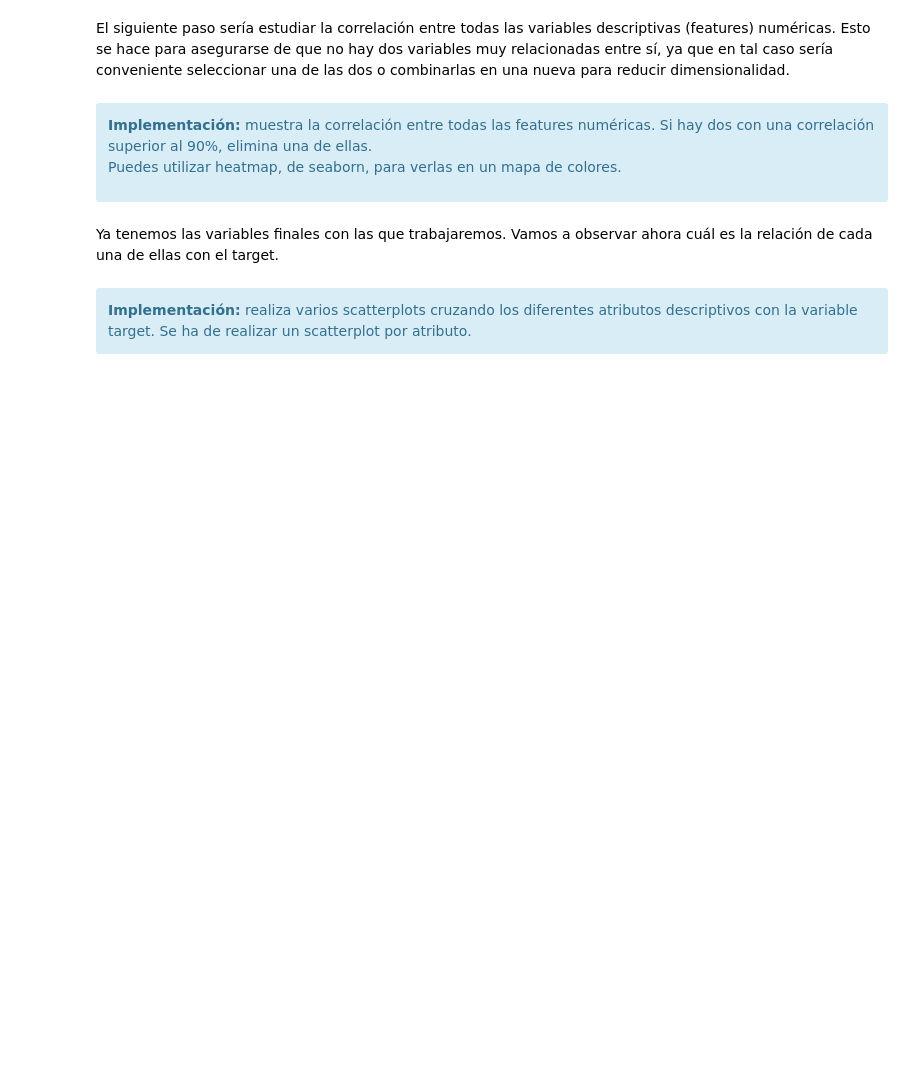
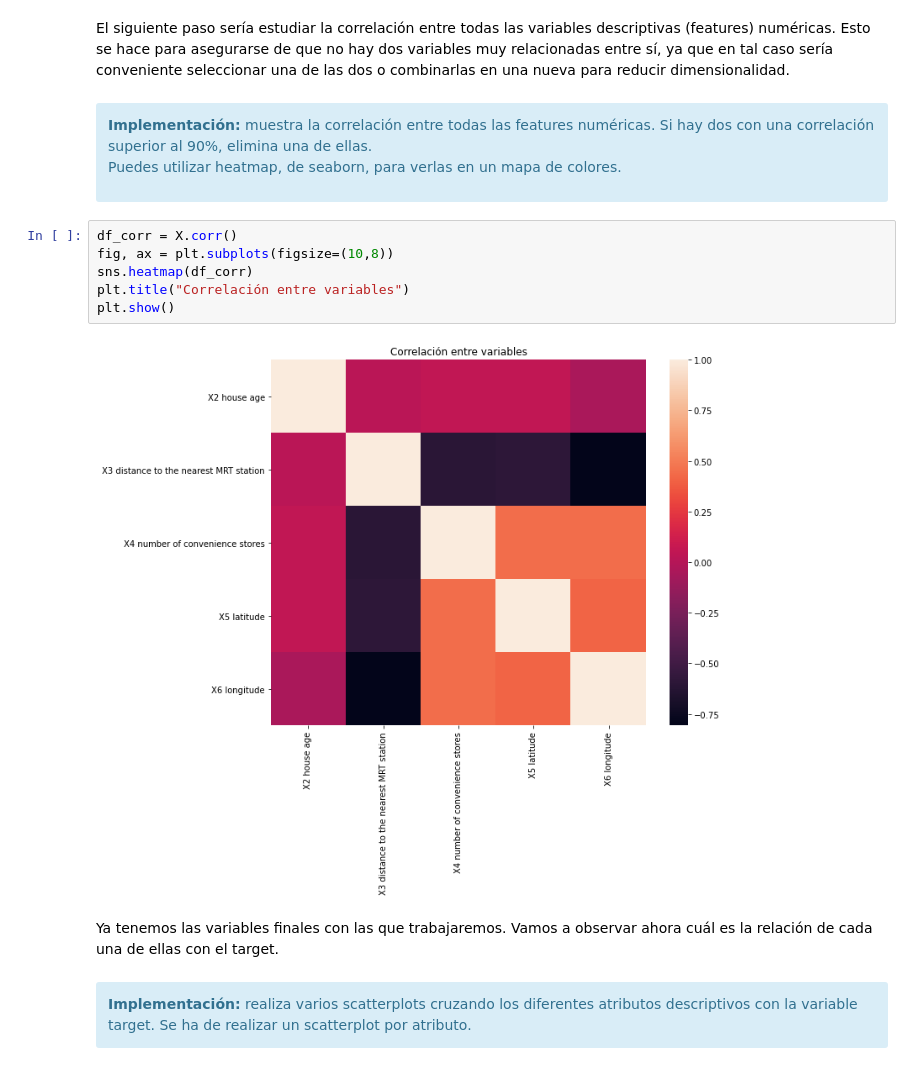
Before and after one commit to mariousm/Data-Science-Master, a Jupyter notebook: 2021-22/PrimerSemestre/Mineria/PEC3/20211_M2.855_PEC3_Enunciado.ipynb, the cells around one changed output. Cells and saved outputs as stored; diff of their text form; blank space fills up the shorter version.

```diff
--- a/2021-22/PrimerSemestre/Mineria/PEC3/20211_M2.855_PEC3_Enunciado.ipynb
+++ b/2021-22/PrimerSemestre/Mineria/PEC3/20211_M2.855_PEC3_Enunciado.ipynb
@@ -798,6 +815,14 @@ El siguiente paso sería estudiar la correlación entre todas las variables desc
 
 Puedes utilizar heatmap, de seaborn, para verlas en un mapa de colores.
 </div>
+# %%
+df_corr = X.corr()
+fig, ax = plt.subplots(figsize=(10,8))
+sns.heatmap(df_corr)
+plt.title("Correlación entre variables")
+plt.show()
+# %% [output]
+[figure, added]
 # %% [markdown]
 Ya tenemos las variables finales con las que trabajaremos. Vamos a observar ahora cuál es la relación de cada una de ellas con el target.
 # %% [markdown]
```
Also changed, not shown: parts of 5 cells of this notebook.
